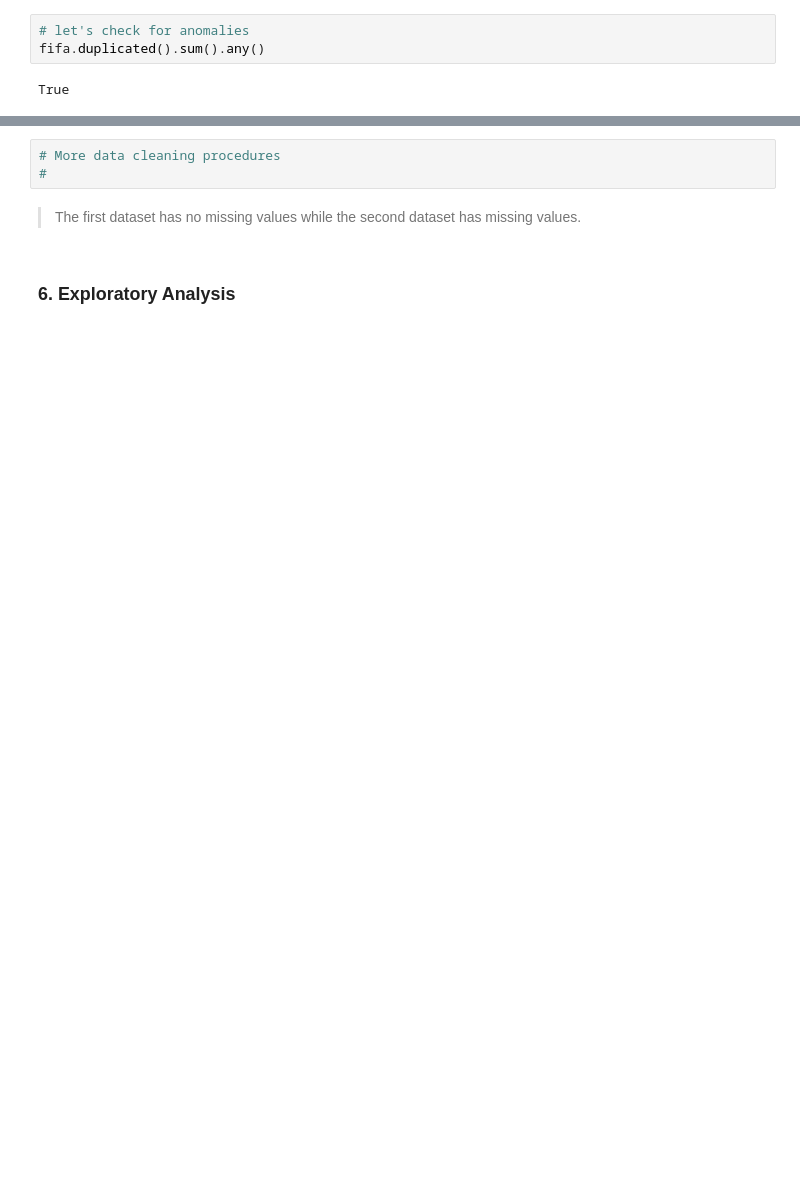
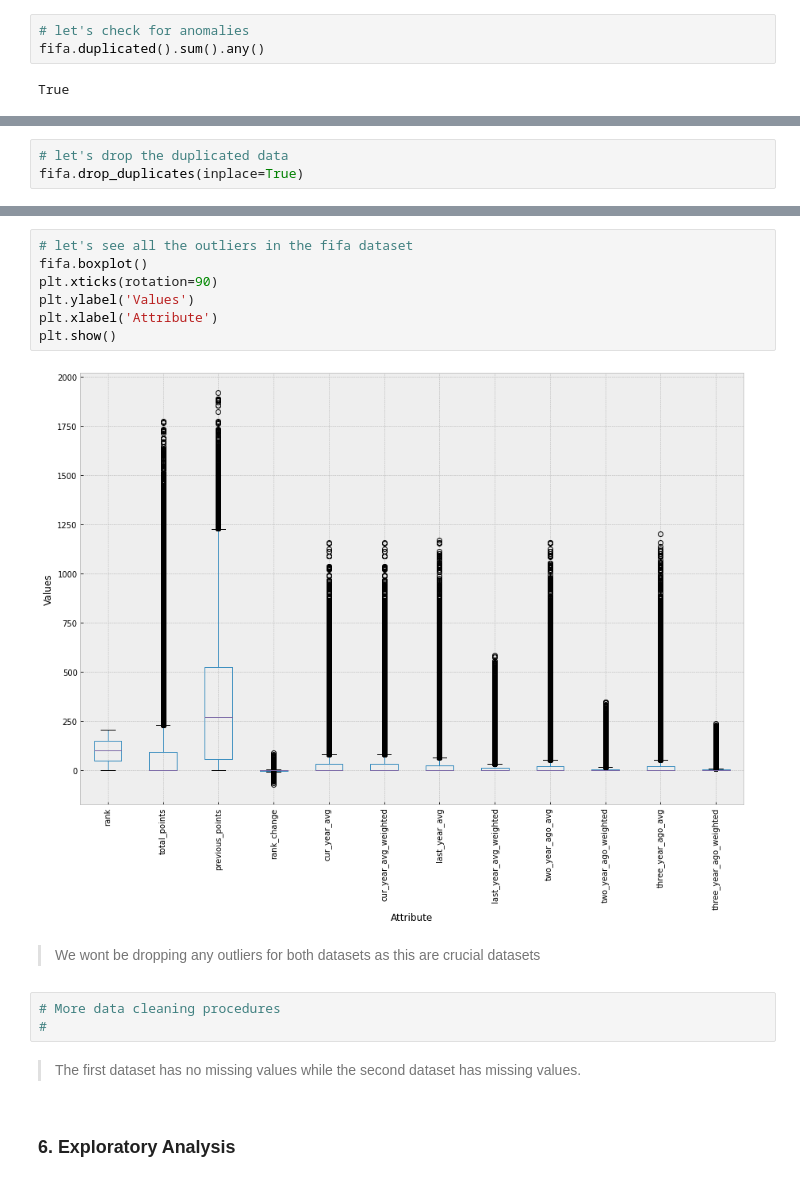
Before and after one commit to stogaja/Python-ML-Projects, a Jupyter notebook: Football_Prediction/football_prediction.ipynb, the cells around one changed output, grey strips where cells are left out. Saved outputs shown, nothing was run; the diff lists cells and outputs as text; blank space fills up the shorter version.

```diff
--- a/Football_Prediction/football_prediction.ipynb
+++ b/Football_Prediction/football_prediction.ipynb
@@ -194,0 +214,3 @@ True
+# %%
+# let's drop the duplicated data
+fifa.drop_duplicates(inplace=True)
@@ -195,3 +247,14 @@ True
+# %%
+# let's see all the outliers in the fifa dataset
+fifa.boxplot()
+plt.xticks(rotation=90)
+plt.ylabel('Values')
+plt.xlabel('Attribute')
+plt.show()
+# %% [output]
+[figure, added]
+# %% [markdown]
+> We wont be dropping any outliers for both datasets as this are crucial datasets
 # %%
 # More data cleaning procedures
 #
```
Also changed, not shown: parts of 18 cells of this notebook.
